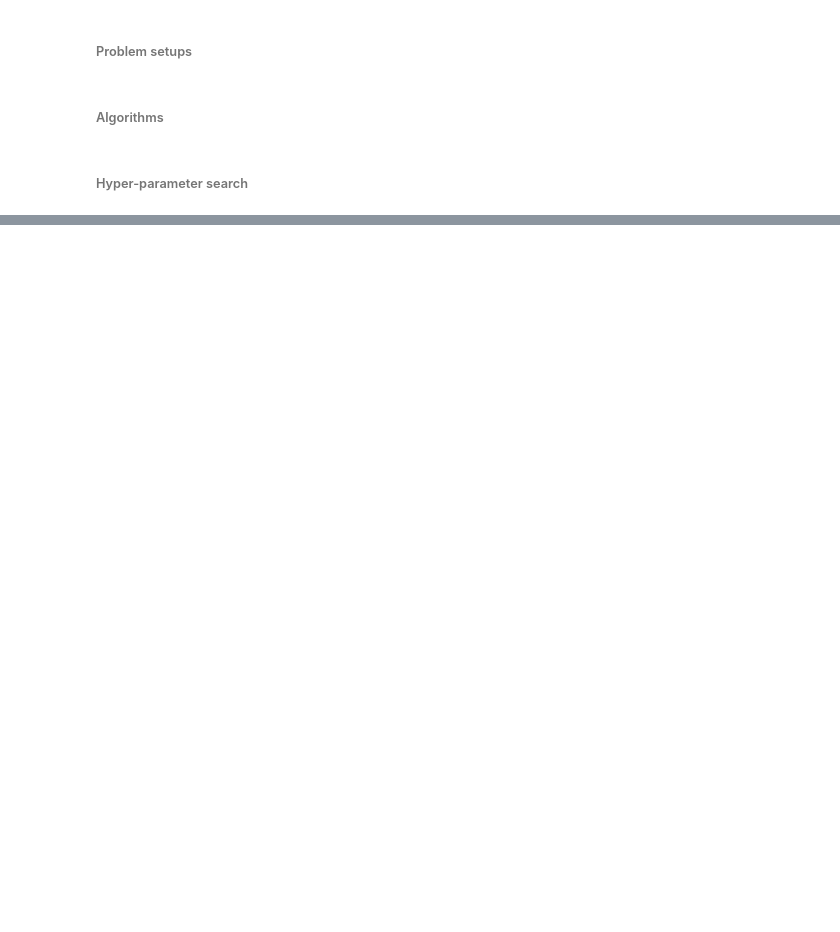
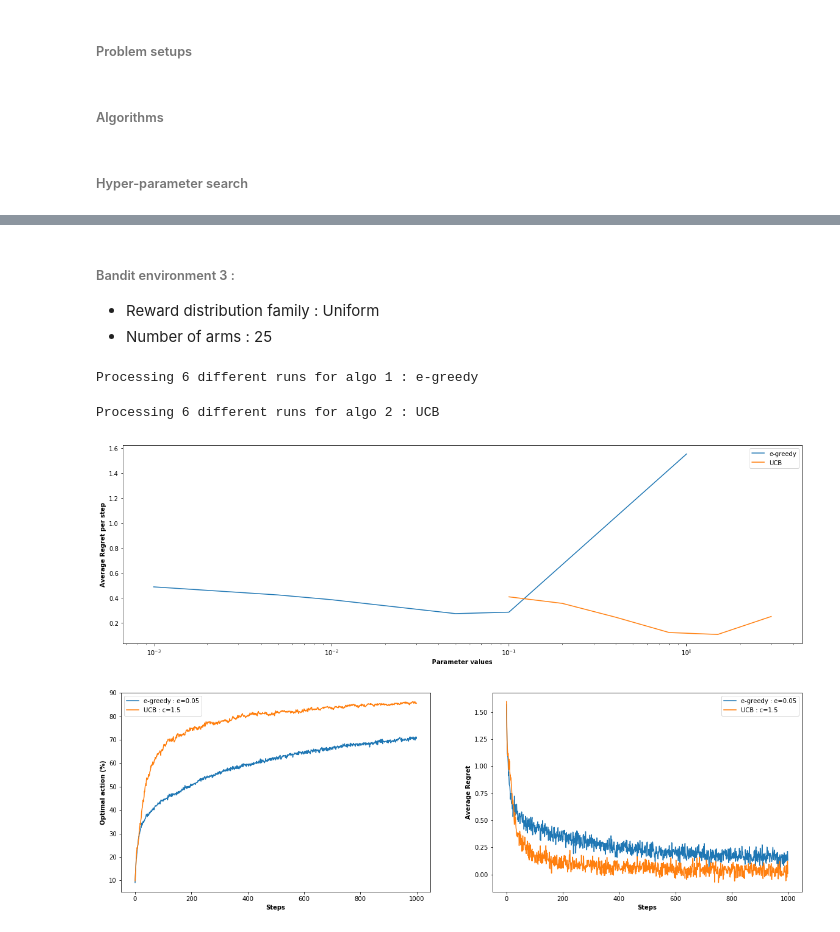
Before and after one commit to julienroy13/COMP767-assignments, a Jupyter notebook: Week1-Bandit/K-armed Bandit.ipynb, the cells around one changed output, grey strips where cells are left out. Saved outputs shown, nothing was run; the diff lists cells and outputs as text; code cells hidden in the pictures; blank space fills up the shorter version.

```diff
--- a/Week1-Bandit/K-armed Bandit.ipynb
+++ b/Week1-Bandit/K-armed Bandit.ipynb
@@ -243,0 +272,23 @@ def hyperparameter_search(runs):
+# %% [markdown]
+###### Bandit environment 3 :
+* Reward distribution family : Uniform
+* Number of arms : 25
+# %%
+e_values = [0.001, 0.005, 0.01, 0.05, 0.1, 1.]
+c_values = [0.1, 0.2, 0.4, 0.8, 1.5, 3.]
+
+best_runs = hyperparameter_search(runs=[(e_greedy_algorithm, e_values, 'e-greedy'),
+                                        (UCB_algorithm, c_values, 'UCB')],
+                                  max_steps=1000,
+                                  n_machines=2000,
+                                  reward_distrib='uniform',
+                                  arms_mean=0.,
+                                  arms_var=1.,
+                                  k=10)
+
+plot_best_results(best_runs)
+# %% [output]
+Processing 6 different runs for algo 1 : e-greedy
+Processing 6 different runs for algo 2 : UCB
+[figure, added]
+[figure, added]
```
Also changed, not shown: parts of 15 cells of this notebook.
